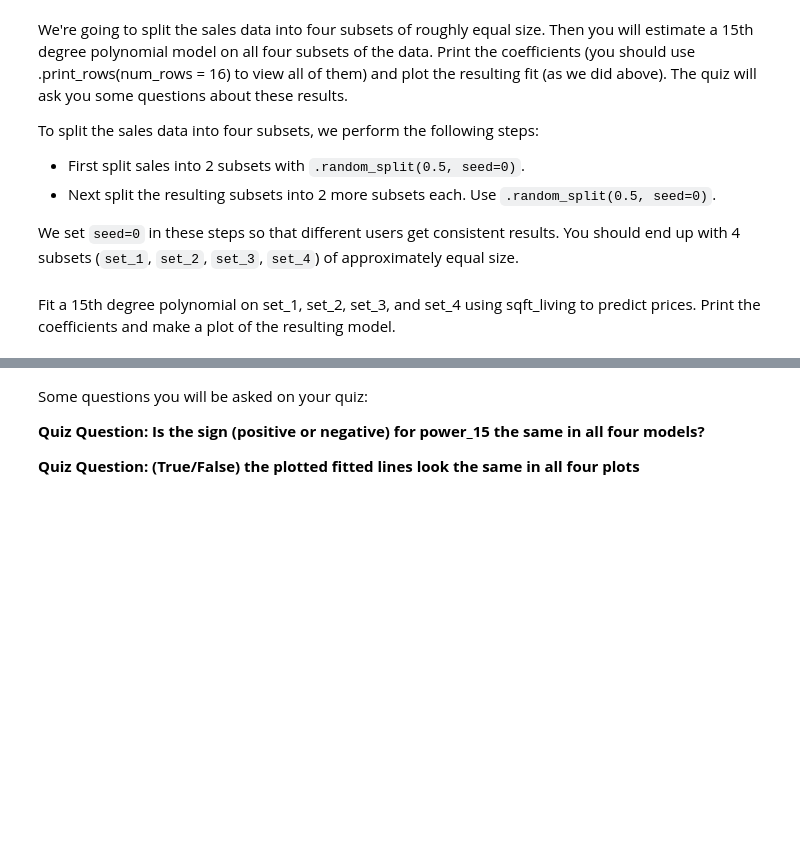
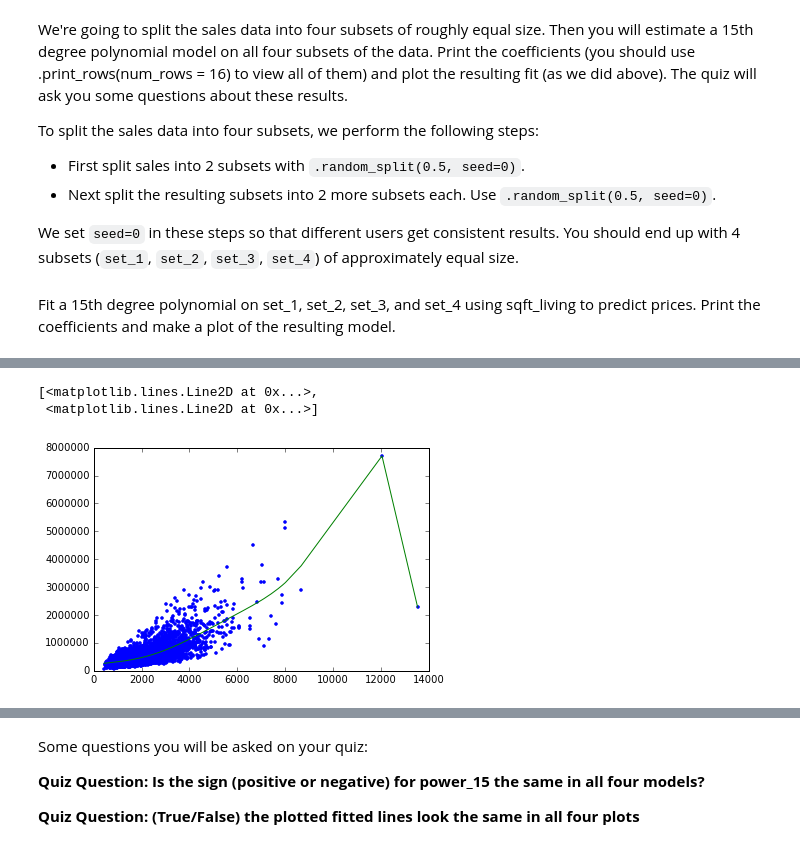
Before and after one commit to DivLoic/notebook, a Jupyter notebook: Dato/Regression_week3_quiz.ipynb, the cells around one changed output, grey strips where cells are left out. Saved outputs shown, nothing was run; the diff lists cells and outputs as text; code cells hidden in the pictures; blank space fills up the shorter version.

```diff
--- a/Dato/Regression_week3_quiz.ipynb
+++ b/Dato/Regression_week3_quiz.ipynb
@@ -171,5 +287,17 @@ To split the sales data into four subsets, we perform the following steps:
 
 We set `seed=0` in these steps so that different users get consistent results.
 You should end up with 4 subsets (`set_1`, `set_2`, `set_3`, `set_4`) of approximately equal size.
+# %%
+set_a, set_b = sales.random_split(0.5, seed=0)
+set_1, set_2 = set_a.random_split(0.5, seed=0)
+set_3, set_4 = set_b.random_split(0.5, seed=0)
 # %% [markdown]
 Fit a 15th degree polynomial on set_1, set_2, set_3, and set_4 using sqft_living to predict prices. Print the coefficients and make a plot of the resulting model.
+# %%
+poly15_data = polynomial_sframe(set_1['sqft_living'], 15)
+my_features = poly15_data.column_names()
+poly15_data['price'] = set_1['price']
+model15_set_1 = graphlab.linear_regression.create(poly15_data,
+                                           target='price',
+                                           features=my_features,
+                                           validation_set=None)
@@ -175,0 +320,7 @@ Fit a 15th degree polynomial on set_1, set_2, set_3, and set_4 using sqft_living
+# %%
+plt.plot(poly15_data['power_1'], poly15_data['price'],'.',
+        poly15_data['power_1'], model15_set_1.predict(poly15_data),'-')
+# %% [output]
+[<matplotlib.lines.Line2D at 0x...>,
+ <matplotlib.lines.Line2D at 0x...>]
+[figure, added]
```
Also changed, not shown: parts of 30 cells of this notebook.
